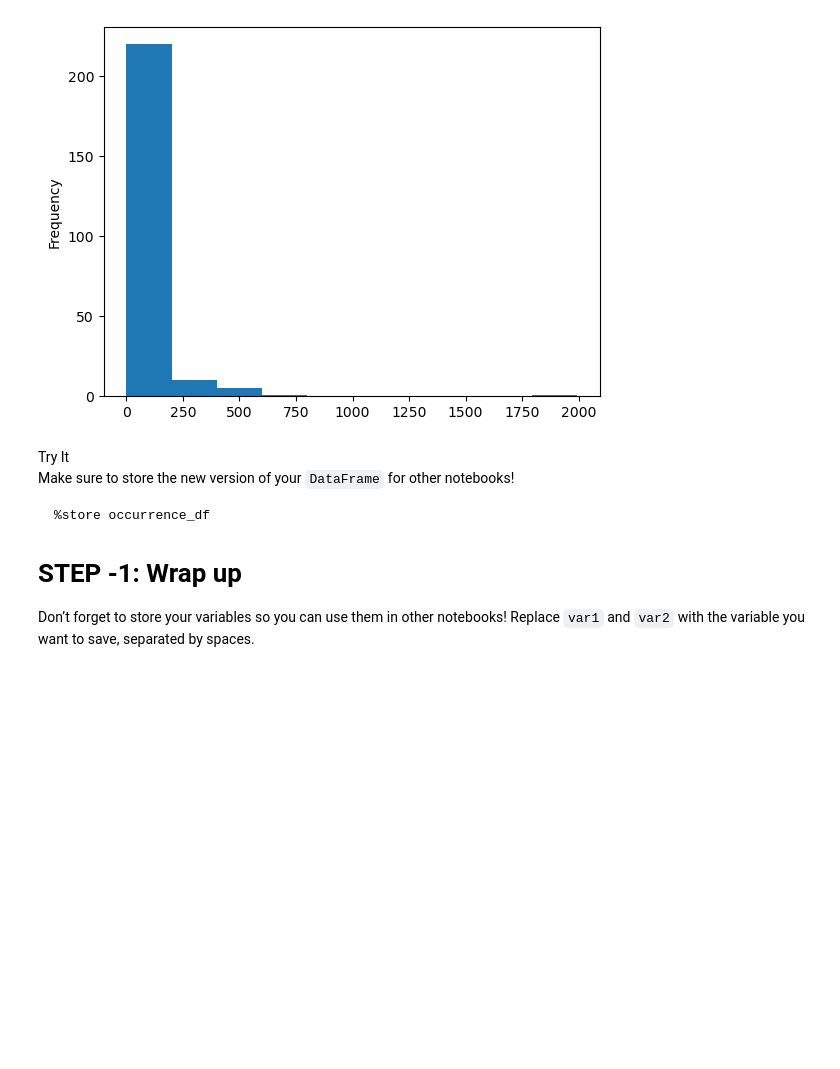
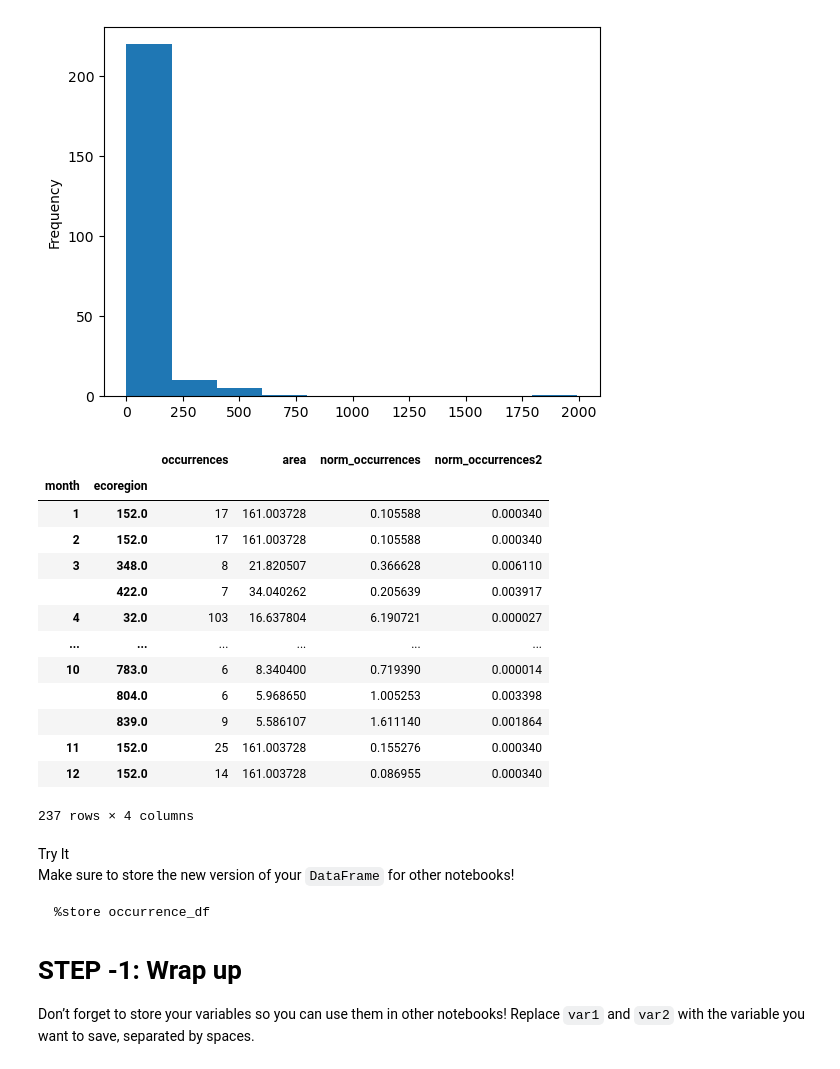
Before and after one commit to earthlab-education/02-migration-nquarder, a Jupyter notebook: notebooks/migration-32-normalize.ipynb, the cells around one changed output. Drawn from its saved outputs; the diff is of its cells as text; code cells hidden in the pictures; blank space fills up the shorter version.

```diff
--- a/notebooks/migration-32-normalize.ipynb
+++ b/notebooks/migration-32-normalize.ipynb
@@ -203,6 +203,23 @@ occurrence_df.norm_occurrences.plot.hist()
 # %% [output]
 <Axes: ylabel='Frequency'>
 [figure]
+# %%
+occurrence_df
+# %% [output]
+|  |  | occurrences | area | norm_occurrences | norm_occurrences2 |
+| month | ecoregion |  |  |  |  |
+| 1 | 152.0 | 17 | 161.003728 | 0.105588 | 0.000340 |
+| 2 | 152.0 | 17 | 161.003728 | 0.105588 | 0.000340 |
+| 3 | 348.0 | 8 | 21.820507 | 0.366628 | 0.006110 |
+|  | 422.0 | 7 | 34.040262 | 0.205639 | 0.003917 |
+| 4 | 32.0 | 103 | 16.637804 | 6.190721 | 0.000027 |
+| ... | ... | ... | ... | ... | ... |
+| 10 | 783.0 | 6 | 8.340400 | 0.719390 | 0.000014 |
+|  | 804.0 | 6 | 5.968650 | 1.005253 | 0.003398 |
+|  | 839.0 | 9 | 5.586107 | 1.611140 | 0.001864 |
+| 11 | 152.0 | 25 | 161.003728 | 0.155276 | 0.000340 |
+| 12 | 152.0 | 14 | 161.003728 | 0.086955 | 0.000340 |
+237 rows × 4 columns
 # %% [markdown]
 <link rel="stylesheet" type="text/css" href="./assets/styles.css"><div class="callout callout-style-default callout-titled callout-task"><div class="callout-header"><div class="callout-icon-container"><i class="callout-icon"></i></div><div class="callout-title-container flex-fill">Try It</div></div><div class="callout-body-container callout-body"><p>Make sure to store the new version of your <code>DataFrame</code> for
 other notebooks!</p>
```
Also changed, not shown: 2 other files.
